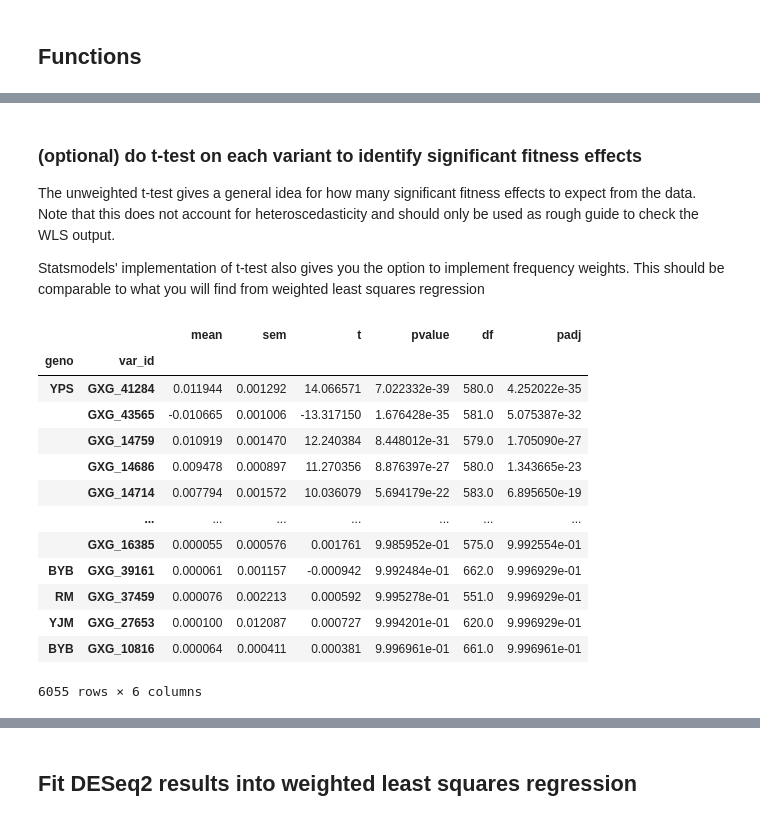
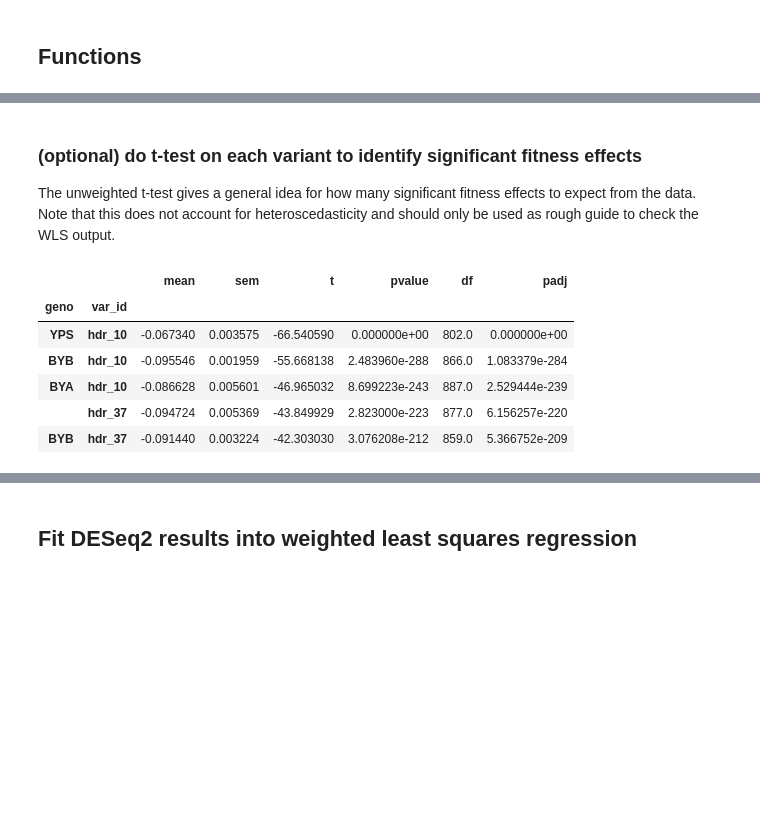
Before and after one commit to roy-ang/crispey3-epistasis, a Jupyter notebook: notebooks/analysis/crispey3-measure-fitness.ipynb, the cells around one changed output, grey strips where cells are left out. Cells and saved outputs as stored; diff of their text form; code cells hidden in the pictures; blank space fills up the shorter version.

```diff
--- a/notebooks/analysis/crispey3-measure-fitness.ipynb
+++ b/notebooks/analysis/crispey3-measure-fitness.ipynb
@@ -133,9 +143,4 @@ gxg_interactions_file = "gxg_5comp_aug2021_gxgInteractions.txt"
 # %%
-# load oligo design table
-oligo_design_df = pd.read_csv(oligo_design_file, sep='\t', header=0, index_col='barcode_id')
-# subset to oligo and variant info only
-annotations_df = oligo_design_df[['var_id', 'guide_id', 'oligo_id']]
-
 # load samples info
 samples_df = pd.read_csv(samples_file, sep='\t', header=0, index_col=0)
 
@@ -157,7 +162,7 @@ for file in deseq_results_list:
     df['barcode_id'] = [x.split('-')[0] for x in df.index]
 
     # plot logFC distribution
-    fig, ax = plt.subplots(figsize=(10,8))
+    fig, ax = plt.subplots(figsize=(8,6))
     ax.scatter('baseMean', 'log2FoldChange', data=df, c='r')
 
     # keep oligos represented by 3 or more barcodes
@@ -219,0 +224,19 @@ Non-specific barcodes are removed, speeds up analyses.
+# %%
+# load oligo design table
+oligo_design_df = pd.read_csv(oligo_design_file, sep='\t', header=0, index_col='barcode_id')
+annotations_df = oligo_design_df[['var_id', 'guide_id', 'oligo_id']]
+
+# load ladder oligo annotations
+ladder_annotations_df = pd.read_csv(ladder_annotations_file, sep='\t', header=0, index_col=0)
+ladder_annotations_df['oligo_id'] = ['tech_{}_hdr'.format(orf) for orf in ladder_annotations_df["ORF"]]
+ladder_annotations_df['barcode_id'] = ['Ladder_{:0>3}'.format(int(x.split("_")[-1])+1) for x in ladder_annotations_df['Name']]
+ladder_annotations_df = ladder_annotations_df[['barcode_id', 'oligo_id']]
+# combine information to get complete ladder annotations df with breslow and pilot fitness data
+ladder_annotations_df = ladder_annotations_df.merge(annotations_df, on='oligo_id', how='left').drop_duplicates().set_index('barcode_id')
+# fill info for barcode "Ladder_40"
+ladder_annotations_df.loc['Ladder_040', "var_id"] = "hdr_43"
+ladder_annotations_df.loc['Ladder_040', "guide_id"] = "technical_999"
+
+# assemble complete annotations
+annotations_df = pd.concat([annotations_df, ladder_annotations_df[annotations_df.columns]])
+display(annotations_df.head())
@@ -221,15 +252,10 @@ Non-specific barcodes are removed, speeds up analyses.
 # add annotations
 deseq_results_df = deseq_results_df.merge(annotations_df[['guide_id', 'oligo_id', 'var_id']], how='inner', left_on='barcode_id', right_index=True)
 
-# subset DESeq2 results
-deseq_results_df = deseq_results_df.query('var_id.str.contains("GXG") | barcode_id.isin(@neutral_barcodes_df.index)')
-# # read depth filters
-# deseq_results_df = deseq_results_df.query('baseMean>=66')
+# subset counts matrix
+counts_df = counts_df.query('barcode.isin(@deseq_results_df.index)')
 
 display(deseq_results_df)
-
-# subset counts matrix
-counts_df = counts_df.query('barcode.isin(@deseq_results_df.index)')
 # %% [output]
 |  | baseMean | log2FoldChange | lfcSE | stat | pvalue | padj | geno | barcode_id | guide_id | oligo_id | ... |
 | barcode |  |  |  |  |  |  |  |  |  |  | ... |
@@ -251,9 +277,9 @@ Note that neutrals are split up by oligo at this point. They can be grouped toge
 # %%
-var_summary = deseq_results_df.groupby(['geno', 'var_id'])['log2FoldChange'].agg(['mean','sem'])
+var_summary = deseq_results_df.query('~barcode_id.isin(@neutral_barcodes_df.index)').groupby(['geno', 'var_id'])['log2FoldChange'].agg(['mean','sem'])
 
 for g, viz in var_summary.groupby('geno'):
     # plot
-    fig, ax = plt.subplots(figsize=(10,8))
+    fig, ax = plt.subplots(figsize=(8,6))
     ax.scatter(np.arange(len(viz)), 'mean', data=viz.sort_values('mean'))
     ax.errorbar(np.arange(len(viz)), 'mean', data=viz.sort_values('mean'), yerr='sem', marker='', linestyle='')
     ax.axhline(0, color='k')
@@ -271,38 +297,32 @@ for g, viz in var_summary.groupby('geno'):
 # %% [markdown]
 ### (optional) do t-test on each variant to identify significant fitness effects
 The unweighted t-test gives a general idea for how many significant fitness effects to expect from the data. Note that this does not account for heteroscedasticity and should only be used as rough guide to check the WLS output.
-
-Statsmodels' implementation of t-test also gives you the option to implement frequency weights. This should be comparable to what you will find from weighted least squares regression
 # %%
 test_df = deseq_results_df.query('~barcode_id.isin(@neutral_barcodes_df.index)')
 neutral_df = deseq_results_df.query('barcode_id.isin(@neutral_barcodes_df.index)')
 
 # run unweighted t-test for each variant, comparing against neutral barcode distribution
 ttest_results = pd.Series()
 for l, df in test_df.groupby(['geno', 'var_id']):
     g, var = l
     test = df.query('geno==@g').groupby('var_id').apply(lambda x: ttest_ind(x['log2FoldChange'], neutral_df.query('geno==@g')['log2FoldChange']))
     ttest_results = pd.concat([ttest_results, pd.concat([test], keys=[g])])
 
 ttest_results = pd.DataFrame.from_records(ttest_results, index=ttest_results.index, columns=['t', 'pvalue', 'df'])
 ttest_results.index = pd.MultiIndex.from_tuples(ttest_results.index, names=['geno', 'var_id'])
 ttest_results['padj'] = multipletests(ttest_results['pvalue'], method='fdr_bh')[1]
 
 # add t-test results to var_summary
 var_summary = var_summary.merge(ttest_results, how='inner', left_index=True, right_index=True).sort_values('padj')
-display(var_summary)
+display(var_summary.head())
+
+# write t-test results to file
+var_summary.to_csv("gxg_5comp_aug2021_ttest_summary.txt", sep='\t', header=True, index=True)
 # %% [output]
 |  |  | mean | sem | t | pvalue | df | padj |
 | geno | var_id |  |  |  |  |  |  |
-| YPS | GXG_41284 | 0.011944 | 0.001292 | 14.066571 | 7.022332e-39 | 580.0 | 4.252022e-35 |
-|  | GXG_43565 | -0.010665 | 0.001006 | -13.317150 | 1.676428e-35 | 581.0 | 5.075387e-32 |
-|  | GXG_14759 | 0.010919 | 0.001470 | 12.240384 | 8.448012e-31 | 579.0 | 1.705090e-27 |
-|  | GXG_14686 | 0.009478 | 0.000897 | 11.270356 | 8.876397e-27 | 580.0 | 1.343665e-23 |
-|  | GXG_14714 | 0.007794 | 0.001572 | 10.036079 | 5.694179e-22 | 583.0 | 6.895650e-19 |
-|  | ... | ... | ... | ... | ... | ... | ... |
-|  | GXG_16385 | 0.000055 | 0.000576 | 0.001761 | 9.985952e-01 | 575.0 | 9.992554e-01 |
-| BYB | GXG_39161 | 0.000061 | 0.001157 | -0.000942 | 9.992484e-01 | 662.0 | 9.996929e-01 |
-| RM | GXG_37459 | 0.000076 | 0.002213 | 0.000592 | 9.995278e-01 | 551.0 | 9.996929e-01 |
-| YJM | GXG_27653 | 0.000100 | 0.012087 | 0.000727 | 9.994201e-01 | 620.0 | 9.996929e-01 |
-| BYB | GXG_10816 | 0.000064 | 0.000411 | 0.000381 | 9.996961e-01 | 661.0 | 9.996961e-01 |
+| YPS | hdr_10 | -0.067340 | 0.003575 | -66.540590 | 0.000000e+00 | 802.0 | 0.000000e+00 |
+| BYB | hdr_10 | -0.095546 | 0.001959 | -55.668138 | 2.483960e-288 | 866.0 | 1.083379e-284 |
+| BYA | hdr_10 | -0.086628 | 0.005601 | -46.965032 | 8.699223e-243 | 887.0 | 2.529444e-239 |
+|  | hdr_37 | -0.094724 | 0.005369 | -43.849929 | 2.823000e-223 | 877.0 | 6.156257e-220 |
+| BYB | hdr_37 | -0.091440 | 0.003224 | -42.303030 | 3.076208e-212 | 859.0 | 5.366752e-209 |
-6055 rows × 6 columns
```
Also changed, not shown: parts of 36 cells of this notebook, 1 other file.
